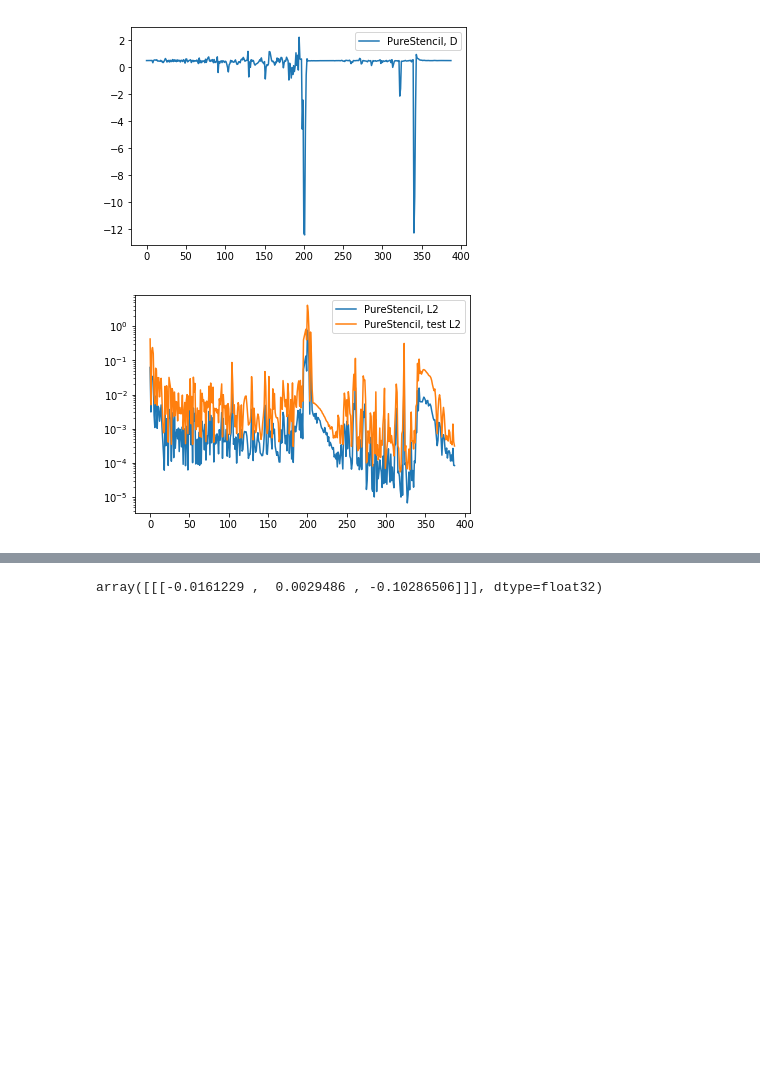
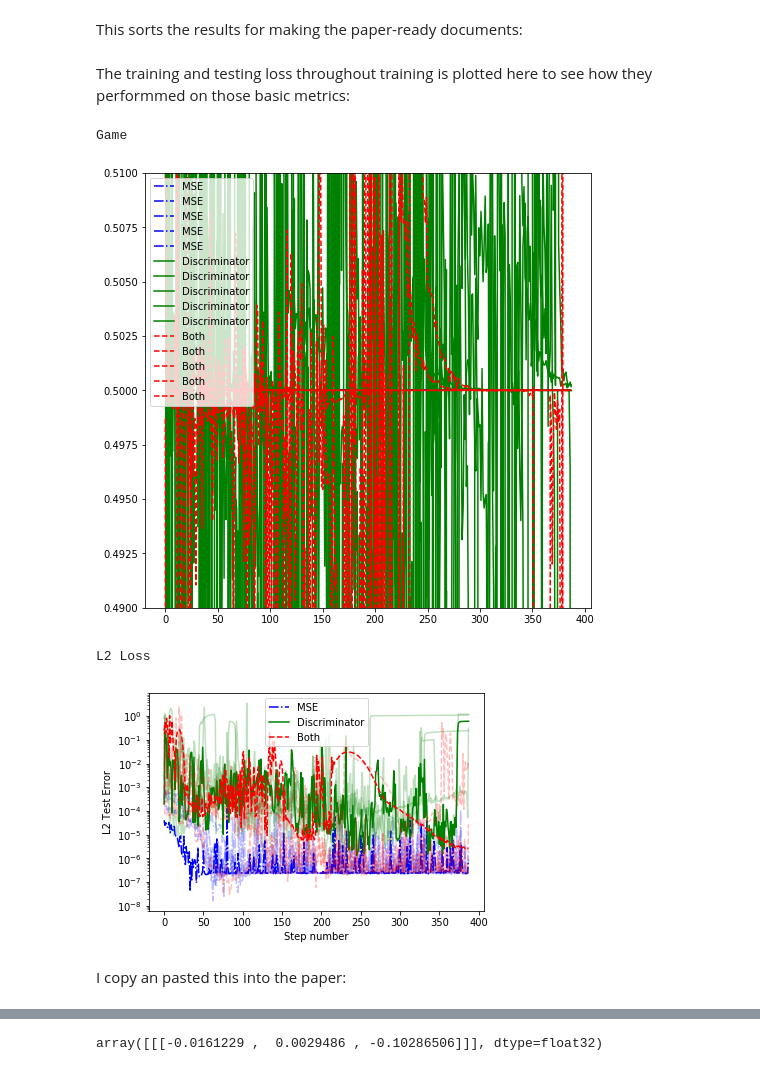
Before and after one commit to afqueiruga/nn_1d_pde, a Jupyter notebook: train_5.ipynb, the cells around one changed output, grey strips where cells are left out. Drawn from its saved outputs; the diff is of its cells as text; code cells hidden in the pictures; blank space fills up the shorter version.

```diff
--- a/train_5.ipynb
+++ b/train_5.ipynb
@@ -33,4 +128,4 @@ from util import *
 # %%
-stash = {}
-#with open(root+"/gandb","rb") as f:
-#    stash = torch.load(stash,f)
+#stash = {}
+with open(root+f"/gan_data_{dataname}.pkl","rb") as f:
+    stash = torch.load(f)
@@ -121,13 +175,41 @@ Training new  PureStencil_True
+# %% [markdown]
+This sorts the results for making the paper-ready documents:
+# %%
+get_params = lambda x : list(x.parameters())[0].cpu().detach().numpy()
+colmdict = {"True_False":[],"False_True":[],"True_True":[]}
+for N,S in stash.items():
+    colmdict[N[12:-2]].append(S)
+    #print(N," : ", get_params(S['model'])/alpha )
+# %% [markdown]
+The training and testing loss throughout training is plotted here to see how they performmed on those basic metrics:
 # %%
+plt.figure(figsize=(6,4))
+colordict = {"True_True":'r--',"True_False":'b-.',"False_True":'g-'}
+labeldict = {"True_True":'Both',"True_False":'MSE',"False_True":'Discriminator'}
+print("Game")
 for N,S in stash.items():
-    plt.plot(0.5+0.5*S['loss'][:,0],label=f"{N}, D")
+    plt.plot(0.5+0.5*S['results'][:,0],colordict[N[12:-2]],label=f"{labeldict[N[12:-2]]}")
+plt.ylim((0.49,0.51))
 plt.legend()
+#plt.title('Game')
 plt.show()
-for N,S in stash.items():
-    plt.semilogy(S['loss'][:,1],label=f"{N}, L2")
-    plt.semilogy(S['loss'][:,2],label=f"{N}, test L2")
+print("L2 Loss")
+plt.figure(figsize=(6,4))
+for N,colm in colmdict.items():
+    alpha_channel = 1
+    label = labeldict[N]
+    for S in colm:
+        #plt.semilogy(S['results'][:,1],label=f"{N}, L2")
+        plt.semilogy(S['results'][:,2],colordict[N],label=label,alpha=alpha_channel)
+        alpha_channel = 0.25
+        label = None
 plt.legend()
+plt.xlabel('Step number')
+plt.ylabel('L2 Test Error')
+plt.savefig(root+'/paper/3pt_L2_loss.png',dpi=300)
 plt.show()
 # %% [output]
+Game
-[figure, old version]
+[figure, new version]
+L2 Loss
-[figure, old version]
+[figure, new version]
@@ -133,0 +219,2 @@ plt.show()
+# %% [markdown]
+I copy an pasted this into the paper:
```
Also changed, not shown: parts of 19 cells of this notebook, 1 other file.
